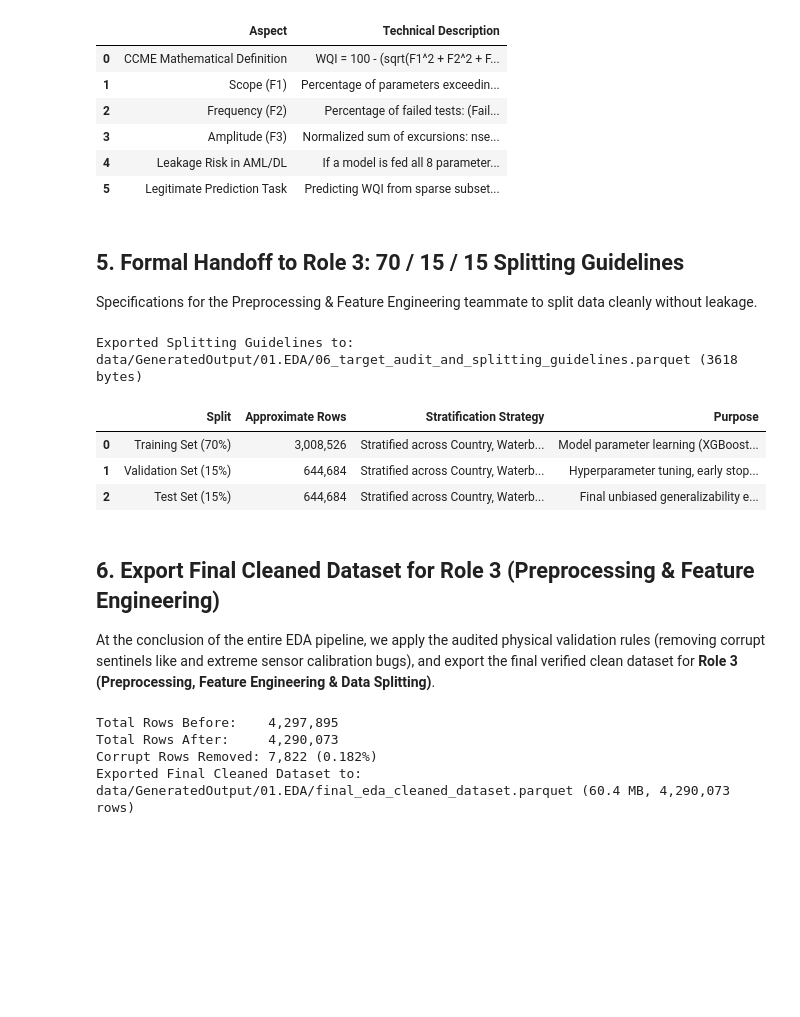
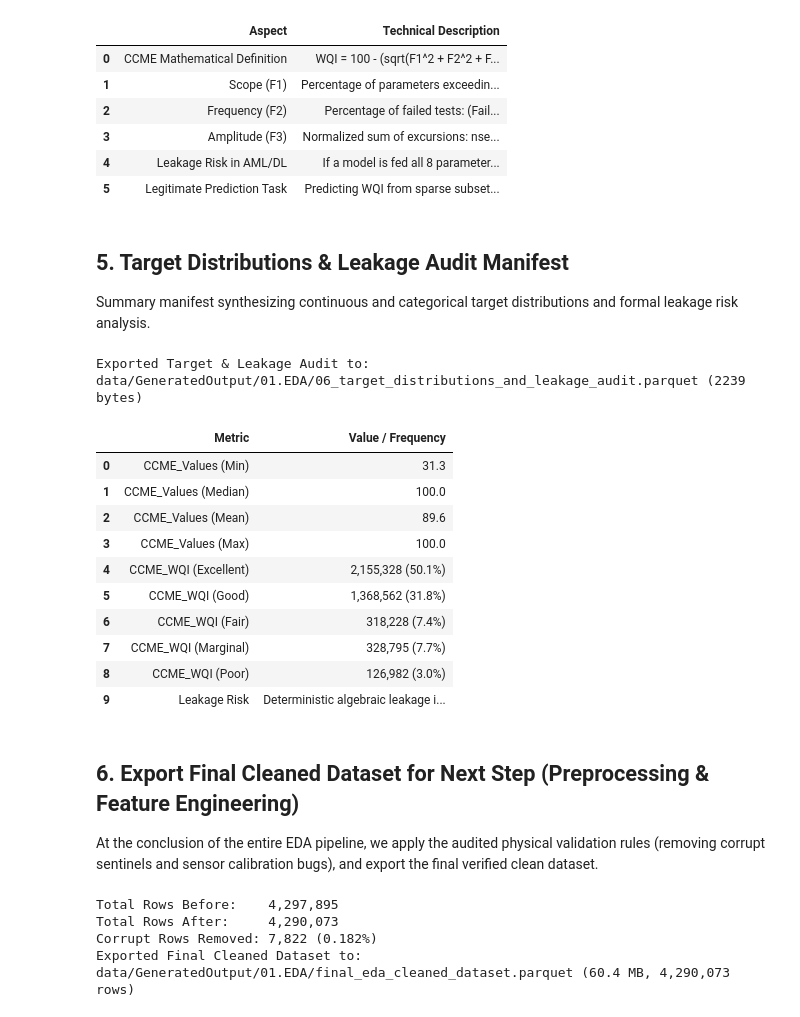
Before and after one commit to Amansoni045/Semester_5_AML_DL, a Jupyter notebook: nootbooks/01.EDA/06_target_behavior_and_leakage_audit.ipynb, the cells around one changed output. Saved outputs shown, nothing was run; the diff lists cells and outputs as text; code cells hidden in the pictures; blank space fills up the shorter version.

Commit message:
Remove data splitting from EDA, focus purely on target behavior & leakage audit

```diff
--- a/nootbooks/01.EDA/06_target_behavior_and_leakage_audit.ipynb
+++ b/nootbooks/01.EDA/06_target_behavior_and_leakage_audit.ipynb
@@ -127,43 +127,61 @@ leakage_explanation
 | 4 | Leakage Risk in AML/DL | If a model is fed all 8 parameter... |
 | 5 | Legitimate Prediction Task | Predicting WQI from sparse subset... |
 # %% [markdown]
-## 5. Formal Handoff to Role 3: 70 / 15 / 15 Splitting Guidelines
-Specifications for the Preprocessing & Feature Engineering teammate to split data cleanly without leakage.
+## 5. Target Distributions & Leakage Audit Manifest
+Summary manifest synthesizing continuous and categorical target distributions and formal leakage risk analysis.
 # %%
-# Export Splitting Guidelines Parquet
-split_spec = pd.DataFrame({
-    'Split': ['Training Set (70%)', 'Validation Set (15%)', 'Test Set (15%)'],
-    'Approximate Rows': [
-        f"{int(len(df) * 0.70):,}",
-        f"{int(len(df) * 0.15):,}",
-        f"{int(len(df) * 0.15):,}"
+# Export Target Distribution & Leakage Audit Manifest
+wqi_counts = df['CCME_WQI'].value_counts()
+wqi_pct = df['CCME_WQI'].value_counts(normalize=True) * 100
+
+target_manifest = pd.DataFrame({
+    'Metric': [
+        'CCME_Values (Min)',
+        'CCME_Values (Median)',
+        'CCME_Values (Mean)',
+        'CCME_Values (Max)',
+        'CCME_WQI (Excellent)',
+        'CCME_WQI (Good)',
+        'CCME_WQI (Fair)',
+        'CCME_WQI (Marginal)',
+        'CCME_WQI (Poor)',
+        'Leakage Risk'
     ],
-    'Stratification Strategy': [
-        'Stratified across Country, Waterbody Type, and CCME_WQI',
-        'Stratified across Country, Waterbody Type, and CCME_WQI',
-        'Stratified across Country, Waterbody Type, and CCME_WQI'
-    ],
-    'Purpose': [
-        'Model parameter learning (XGBoost, Random Forest, MLP)',
-        'Hyperparameter tuning, early stopping, threshold calibration',
-        'Final unbiased generalizability evaluation (MAE, RMSE, R2, Macro F1)'
+    'Value / Frequency': [
+        f"{df['CCME_Values'].min():.1f}",
+        f"{df['CCME_Values'].median():.1f}",
+        f"{df['CCME_Values'].mean():.1f}",
+        f"{df['CCME_Values'].max():.1f}",
+        f"{wqi_counts.get('Excellent', 0):,} ({wqi_pct.get('Excellent', 0):.1f}%)",
+        f"{wqi_counts.get('Good', 0):,} ({wqi_pct.get('Good', 0):.1f}%)",
+        f"{wqi_counts.get('Fair', 0):,} ({wqi_pct.get('Fair', 0):.1f}%)",
+        f"{wqi_counts.get('Marginal', 0):,} ({wqi_pct.get('Marginal', 0):.1f}%)",
+        f"{wqi_counts.get('Poor', 0):,} ({wqi_pct.get('Poor', 0):.1f}%)",
+        'Deterministic algebraic leakage if trained naively on all 8 clean parameters'
     ]
 })
 
-out_path = os.path.join(OUT_DIR, '06_target_audit_and_splitting_guidelines.parquet')
-split_spec.to_parquet(out_path, index=False, compression='snappy')
-print(f"Exported Splitting Guidelines to: {out_path} ({os.path.getsize(out_path)} bytes)")
-split_spec
+out_path = os.path.join(OUT_DIR, '06_target_distributions_and_leakage_audit.parquet')
+target_manifest.to_parquet(out_path, index=False, compression='snappy')
+print(f"Exported Target & Leakage Audit to: {out_path} ({os.path.getsize(out_path)} bytes)")
+target_manifest
 # %% [output]
-Exported Splitting Guidelines to: data/GeneratedOutput/01.EDA/06_target_audit_and_splitting_guidelines.parquet (3618 bytes)
+Exported Target & Leakage Audit to: data/GeneratedOutput/01.EDA/06_target_distributions_and_leakage_audit.parquet (2239 bytes)
-|  | Split | Approximate Rows | Stratification Strategy | Purpose |
-| 0 | Training Set (70%) | 3,008,526 | Stratified across Country, Waterb... | Model parameter learning (XGBoost... |
-| 1 | Validation Set (15%) | 644,684 | Stratified across Country, Waterb... | Hyperparameter tuning, early stop... |
-| 2 | Test Set (15%) | 644,684 | Stratified across Country, Waterb... | Final unbiased generalizability e... |
+|  | Metric | Value / Frequency |
+| 0 | CCME_Values (Min) | 31.3 |
+| 1 | CCME_Values (Median) | 100.0 |
+| 2 | CCME_Values (Mean) | 89.6 |
+| 3 | CCME_Values (Max) | 100.0 |
+| 4 | CCME_WQI (Excellent) | 2,155,328 (50.1%) |
+| 5 | CCME_WQI (Good) | 1,368,562 (31.8%) |
+| 6 | CCME_WQI (Fair) | 318,228 (7.4%) |
+| 7 | CCME_WQI (Marginal) | 328,795 (7.7%) |
+| 8 | CCME_WQI (Poor) | 126,982 (3.0%) |
+| 9 | Leakage Risk | Deterministic algebraic leakage i... |
 # %% [markdown]
-## 6. Export Final Cleaned Dataset for Role 3 (Preprocessing & Feature Engineering)
+## 6. Export Final Cleaned Dataset for Next Step (Preprocessing & Feature Engineering)
 
-At the conclusion of the entire EDA pipeline, we apply the audited physical validation rules (removing corrupt sentinels like  and extreme sensor calibration bugs), and export the final verified clean dataset for **Role 3 (Preprocessing, Feature Engineering & Data Splitting)**.
+At the conclusion of the entire EDA pipeline, we apply the audited physical validation rules (removing corrupt sentinels and sensor calibration bugs), and export the final verified clean dataset.
 # %%
 # Apply verified geochemical constraints audited during EDA
 valid_mask = (
```
Also changed, not shown: 7 other files.
